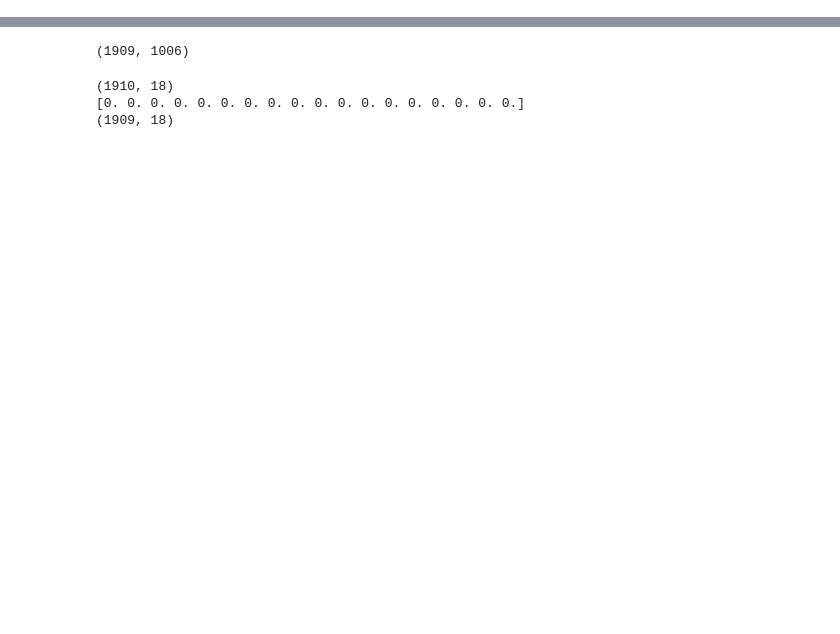
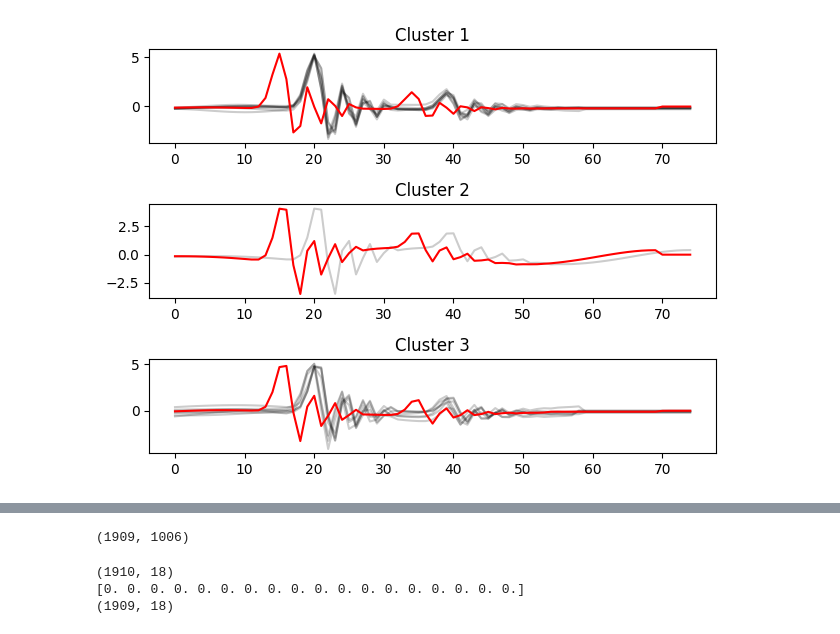
Before and after one commit to darcy1zhang/Research-Code, a Jupyter notebook: Clustering Denoising and Feature Extraction.ipynb, the cells around one changed output, grey strips where cells are left out. Drawn from its saved outputs; the diff is of its cells as text; code cells hidden in the pictures; blank space fills up the shorter version.

```diff
--- a/Clustering Denoising and Feature Extraction.ipynb
+++ b/Clustering Denoising and Feature Extraction.ipynb
@@ -177,0 +218,98 @@ TypeError: __init__() got an unexpected keyword argument 'metric'
+# %%
+# 聚类降噪并提取特征
+import numpy as np
+import matplotlib.pyplot as plt
+from scipy.signal import argrelextrema, find_peaks
+from scipy.interpolate import interp1d
+from scipy.optimize import curve_fit
+import numpy as np
+import math
+from scipy.stats import skew, kurtosis
+
+from tslearn.clustering import KShape
+from tslearn.datasets import CachedDatasets
+from tslearn.preprocessing import TimeSeriesScalerMeanVariance
+from scipy.spatial.distance import euclidean
+
+
+data = np.load("data/test_without_resp.npy")
+peaks = np.load("data/test_without_resp_peaks.npy")
+# print(data.shape)
+
+# for j in range(data.reshape[0]):
+
+features_all = np.zeros(18)
+
+# data.shape[0]
+
+for j in range(5):
+    signal = data[j,:1000]
+    peaks2 = peaks[j,:]
+
+    peaks2 = peaks2.astype(int)
+
+#     print(peaks2)
+    for i in range(len(peaks2)-1, 0, -1):
+        if peaks2[i] == 0:
+            peaks2 = np.delete(peaks2, i)
+        else:
+            break
+#     print(peaks2)
+
+    avg_index = (peaks2[::2] + peaks2[1::2]) // 2
+    # print(avg_index)
+    # plt.plot(signal)
+    # plt.plot(peaks2,signal[peaks2],'o')
+    # plt.show()
+
+    # 使用这些平均数作为x的下标，将x切割成多个部分
+    splits = np.split(signal, avg_index)
+
+    max_length = max(len(split) for split in splits)
+
+    # 补充每个部分使其长度相等
+    padded_splits = [np.pad(split, (0, max_length - len(split))) for split in splits]
+
+    # 将这些部分堆叠成一个二维数组
+    stacked_array = np.vstack(padded_splits)
+
+    stacked_array = np.delete(stacked_array, 0, axis=0)
+
+
+
+    seed = 0
+    np.random.seed(seed)
+    X_train = stacked_array
+
+#     X_train, y_train, X_test, y_test = CachedDatasets().load_dataset("Trace")
+#     # Keep first 3 classes and 50 first time series
+#     X_train = X_train[y_train < 4]
+#     X_train = X_train[:50]
+#     numpy.random.shuffle(X_train)
+#     # For this method to operate properly, prior scaling is required
+
+    X_train = TimeSeriesScalerMeanVariance().fit_transform(X_train)
+    sz = X_train.shape[1]
+    print(X_train.shape[0])
+
+    # kShape clustering
+    ks = KShape(n_clusters=3,verbose=True, random_state=seed)
+    y_pred = ks.fit_predict(X_train)
+
+#     print(y_pred)
+
+    plt.figure()
+    for yi in range(3):
+        plt.subplot(3, 1, 1 + yi)
+        print(len(X_train[y_pred == yi]))
+        for xx in X_train[y_pred == yi]:
+#             print(yi)
+            plt.plot(xx.ravel(), "k-", alpha=.2)
+        plt.plot(ks.cluster_centers_[yi].ravel(), "r-")
+#         plt.xlim(0, sz)
+#         plt.ylim(-4, 4)
+        plt.title("Cluster %d" % (yi + 1))
+
+    plt.tight_layout()
+    plt.show()
+# %% [output]
@@ -177,0 +321 @@ TypeError: __init__() got an unexpected keyword argument 'metric'
+[figure, added]
```
Also changed, not shown: parts of 8 cells of this notebook, 14 other files.
